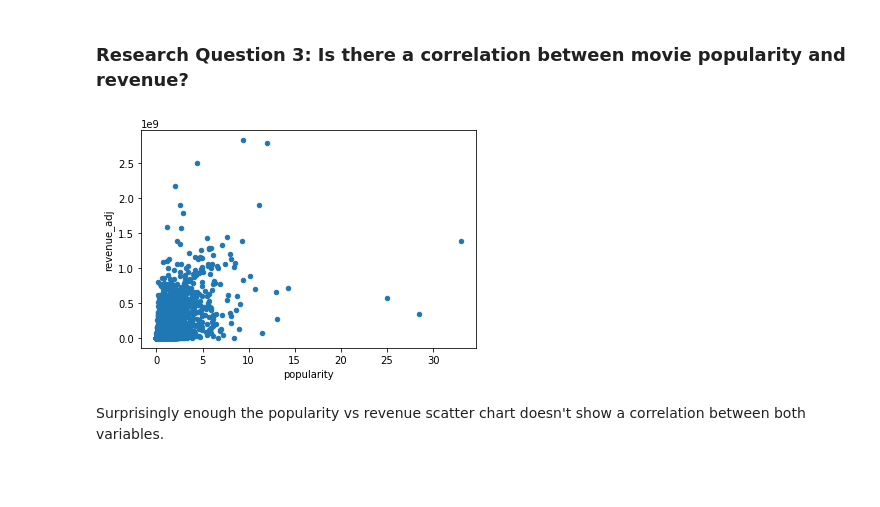
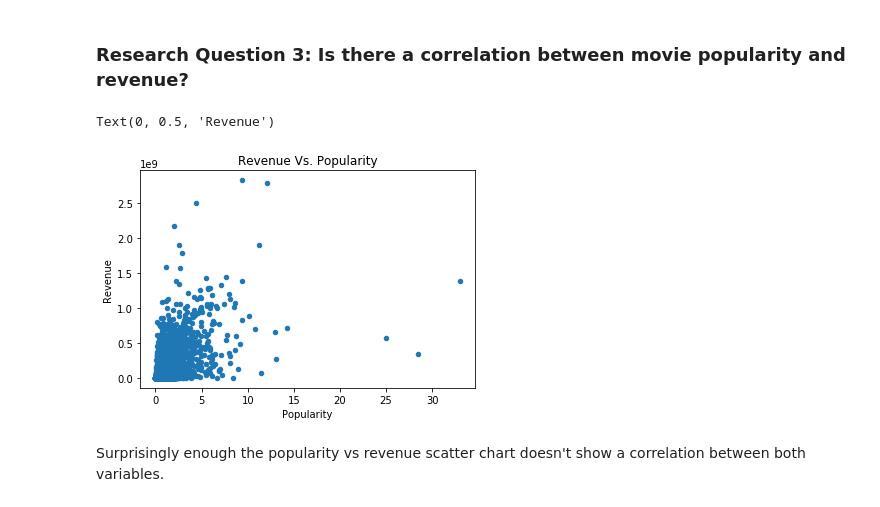
Before and after one commit to olivergarciarg/Udacity_Data_Analyst_Nano_Degree_Project_2, a Jupyter notebook: project2.ipynb, the cells around one changed output. Cells and saved outputs as stored; diff of their text form; code cells hidden in the pictures; blank space fills up the shorter version.

```diff
--- a/project2.ipynb
+++ b/project2.ipynb
@@ -332,8 +349,11 @@ The director with the highest average revenue is Clyde Geronimi closely followed
 ### Research Question 3: Is there a correlation between movie popularity and revenue?
 # %%
 # popularity vs revenue scatter chart
-df.plot(x='popularity', y='revenue_adj', kind='scatter');
+df_plot = df.plot(x='popularity', y='revenue_adj', kind='scatter', title='Revenue Vs. Popularity');
+df_plot.set_xlabel('Popularity')
+df_plot.set_ylabel('Revenue')
 # %% [output]
+Text(0, 0.5, 'Revenue')
-[figure, old version]
+[figure, new version]
 # %% [markdown]
 Surprisingly enough the popularity vs revenue scatter chart doesn't show a correlation between both variables.
```
Also changed, not shown: parts of 12 cells of this notebook, 1 other file.
